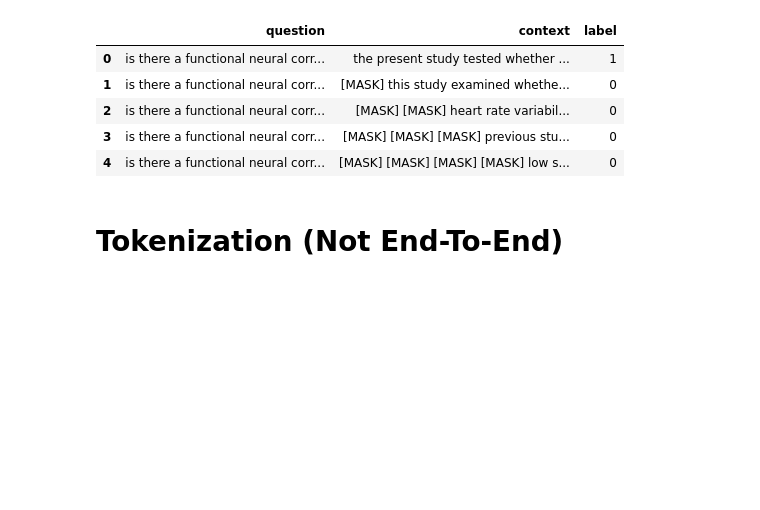
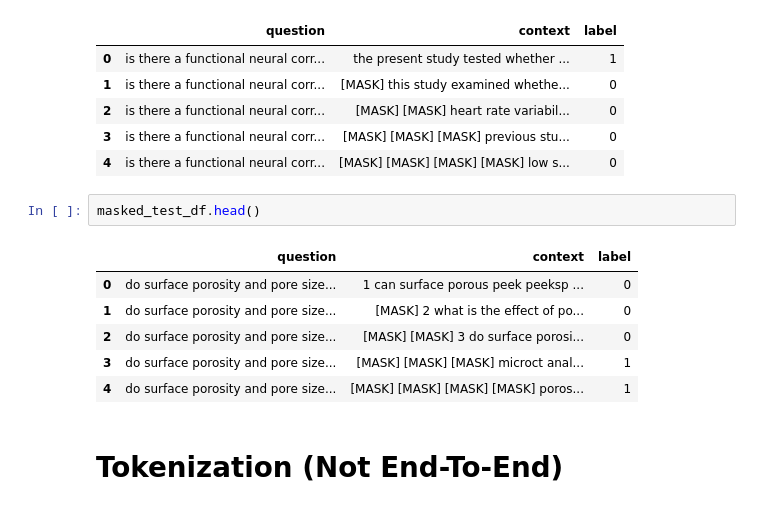
Before and after one commit to KRLabsOrg/verbatim-rag, a Jupyter notebook: exploration/RAGBENCH/exploration.ipynb, the cells around one changed output. Drawn from its saved outputs; the diff is of its cells as text; blank space fills up the shorter version.

```diff
--- a/exploration/RAGBENCH/exploration.ipynb
+++ b/exploration/RAGBENCH/exploration.ipynb
@@ -326,6 +306,15 @@ masked_train_df.head()
 | 2 | is there a functional neural corr... | [MASK] [MASK] heart rate variabil... | 0 |
 | 3 | is there a functional neural corr... | [MASK] [MASK] [MASK] previous stu... | 0 |
 | 4 | is there a functional neural corr... | [MASK] [MASK] [MASK] [MASK] low s... | 0 |
+# %%
+masked_test_df.head()
+# %% [output]
+|  | question | context | label |
+| 0 | do surface porosity and pore size... | 1 can surface porous peek peeksp ... | 0 |
+| 1 | do surface porosity and pore size... | [MASK] 2 what is the effect of po... | 0 |
+| 2 | do surface porosity and pore size... | [MASK] [MASK] 3 do surface porosi... | 0 |
+| 3 | do surface porosity and pore size... | [MASK] [MASK] [MASK] microct anal... | 1 |
+| 4 | do surface porosity and pore size... | [MASK] [MASK] [MASK] [MASK] poros... | 1 |
 # %% [markdown]
 # Tokenization (Not End-To-End)
 # %% [markdown]
```
Also changed, not shown: parts of 6 cells of this notebook, 1 other file.
